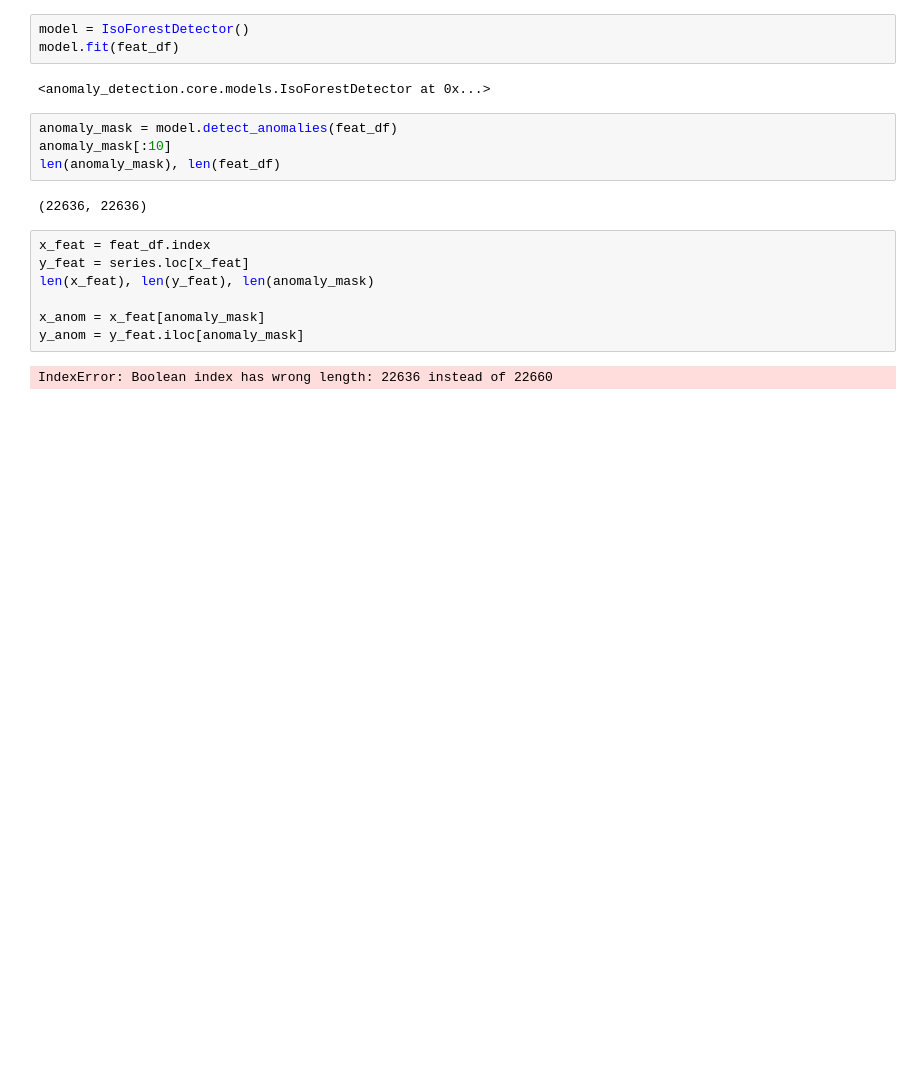
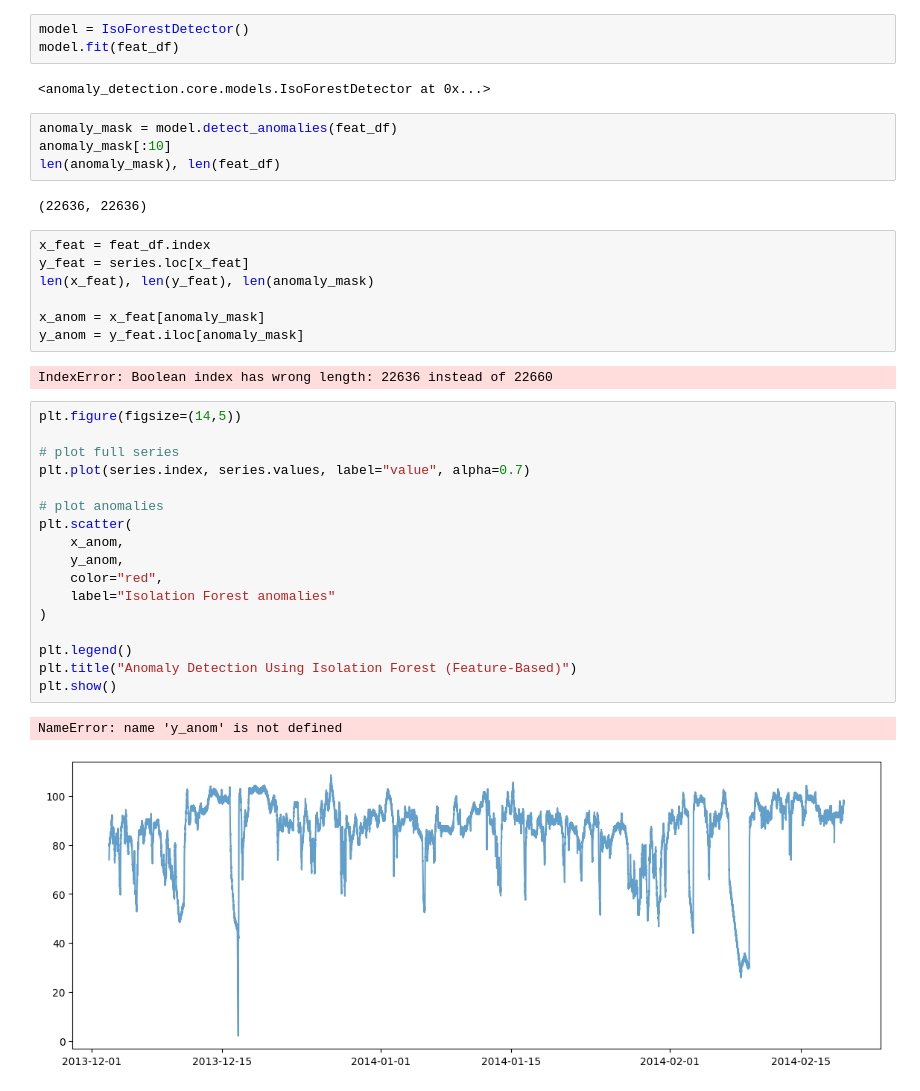
Before and after one commit to ng-ngallou/anomaly-detection, a Jupyter notebook: notebooks/exploration_day1.ipynb, the cells around one changed output. Drawn from its saved outputs; the diff is of its cells as text; blank space fills up the shorter version.

```diff
--- a/notebooks/exploration_day1.ipynb
+++ b/notebooks/exploration_day1.ipynb
@@ -114,3 +114,23 @@ x_anom = x_feat[anomaly_mask]
 y_anom = y_feat.iloc[anomaly_mask]
 # %% [output]
 IndexError: Boolean index has wrong length: 22636 instead of 22660
+# %%
+plt.figure(figsize=(14,5))
+
+# plot full series
+plt.plot(series.index, series.values, label="value", alpha=0.7)
+
+# plot anomalies
+plt.scatter(
+    x_anom,
+    y_anom,
+    color="red",
+    label="Isolation Forest anomalies"
+)
+
+plt.legend()
+plt.title("Anomaly Detection Using Isolation Forest (Feature-Based)")
+plt.show()
+# %% [output]
+NameError: name 'y_anom' is not defined
+[figure, added]
```
Also changed, not shown: 3 other files.
